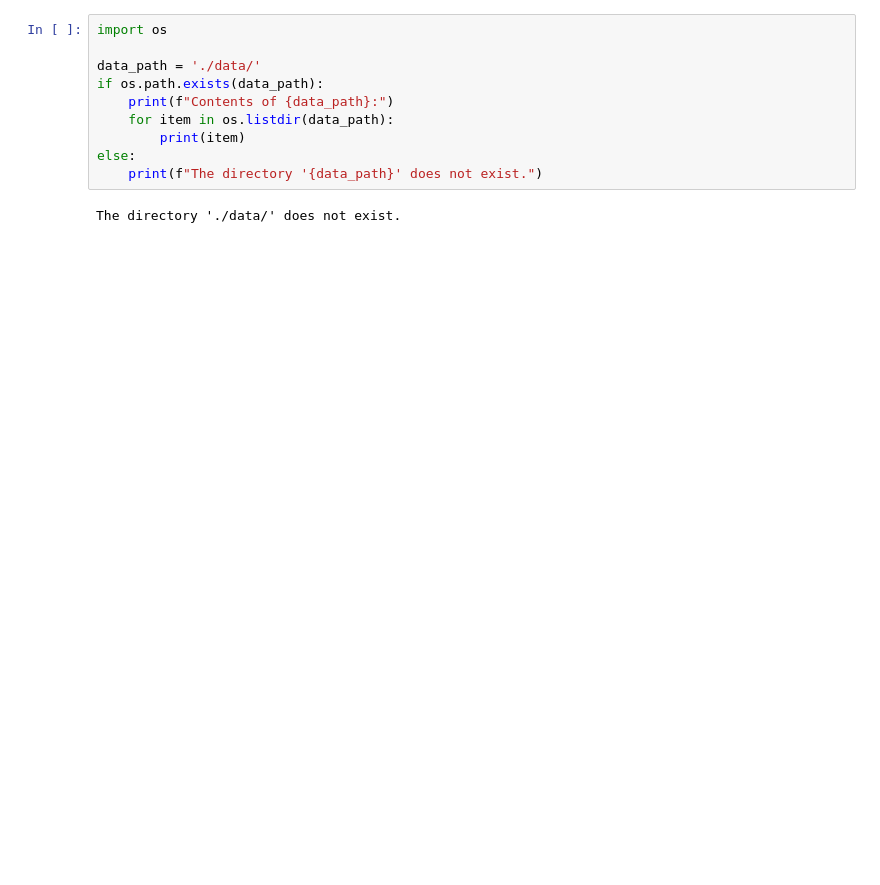
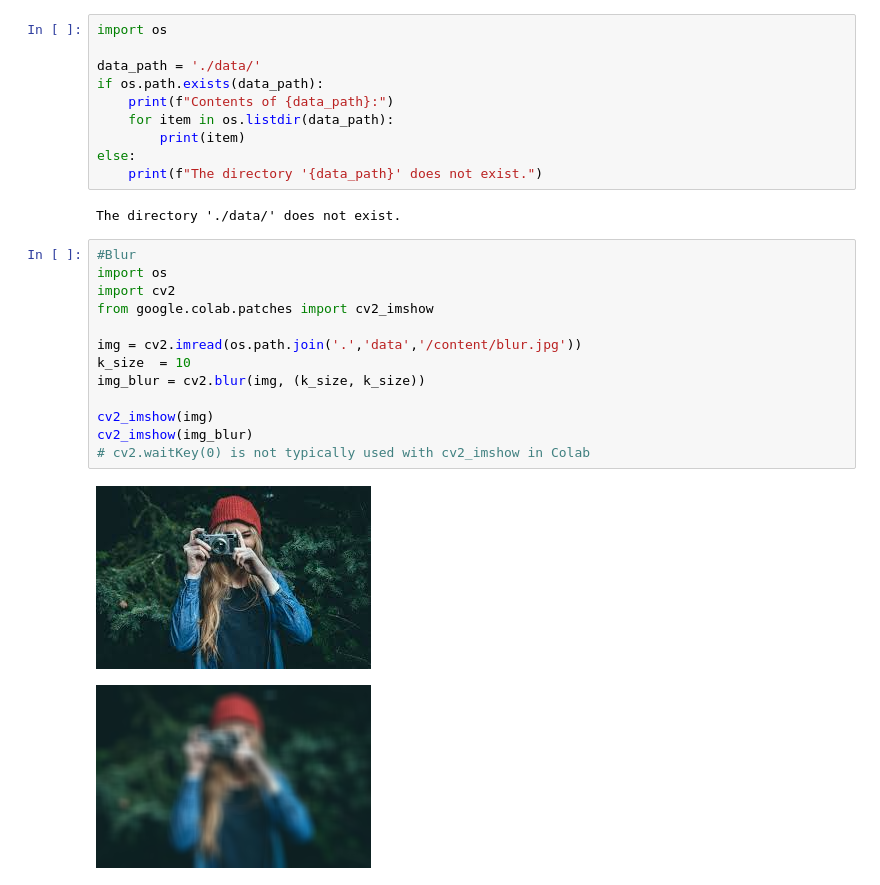
Before and after one commit to keertivardhan747/OpenCV, a Jupyter notebook: opencv.ipynb, the cells around one changed output. Cells and saved outputs as stored; diff of their text form; blank space fills up the shorter version.

```diff
--- a/opencv.ipynb
+++ b/opencv.ipynb
@@ -116,3 +116,19 @@ else:
     print(f"The directory '{data_path}' does not exist.")
 # %% [output]
 The directory './data/' does not exist.
+# %%
+#Blur
+import os
+import cv2
+from google.colab.patches import cv2_imshow
+
+img = cv2.imread(os.path.join('.','data','/content/blur.jpg'))
+k_size  = 10
+img_blur = cv2.blur(img, (k_size, k_size))
+
+cv2_imshow(img)
+cv2_imshow(img_blur)
+# cv2.waitKey(0) is not typically used with cv2_imshow in Colab
+# %% [output]
+[figure, added]
+[figure, added]
```
Also changed, not shown: parts of 3 cells of this notebook.
